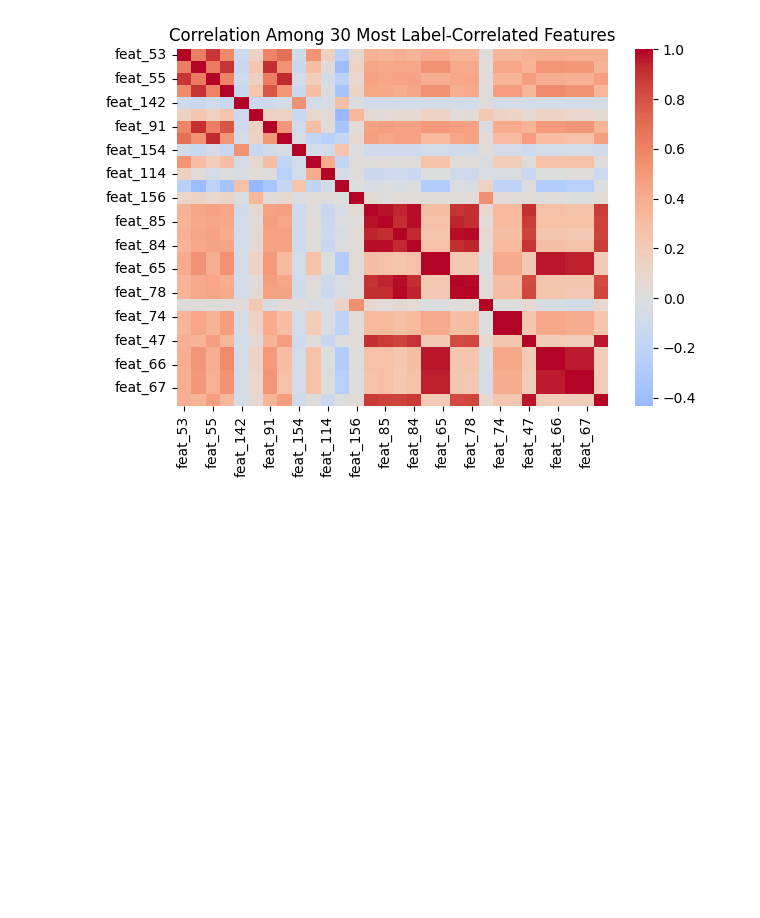
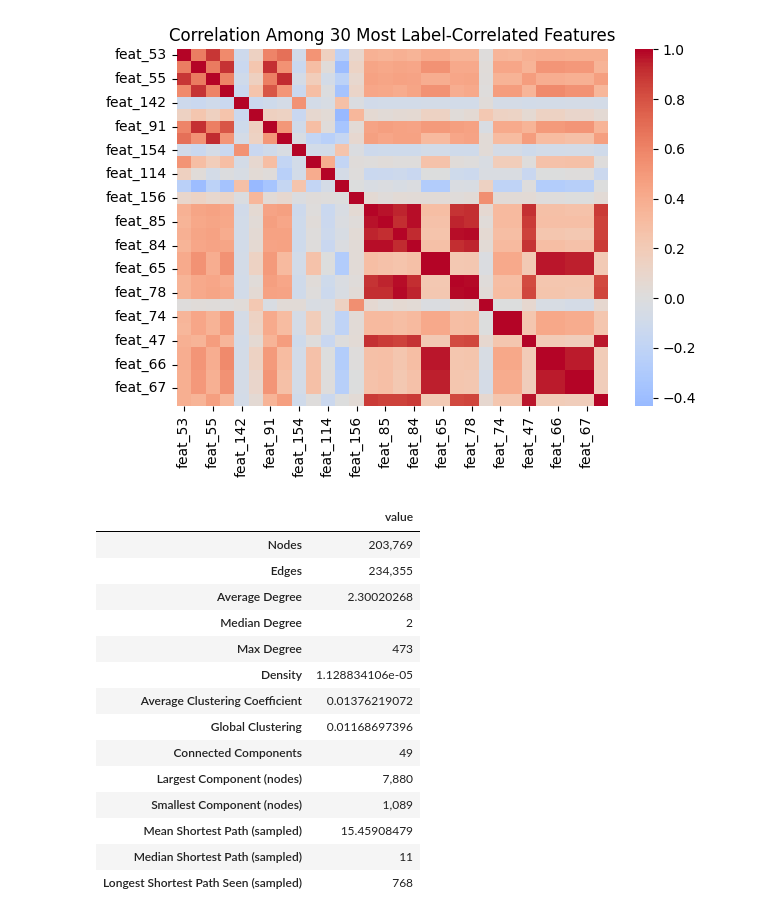
Before and after one commit to mahfuzmahi/crypto-financial-crime-detection, a Jupyter notebook: src/exploratory_data_analysis.ipynb, the cells around one changed output. Cells and saved outputs as stored; diff of their text form; code cells hidden in the pictures; blank space fills up the shorter version.

```diff
--- a/src/exploratory_data_analysis.ipynb
+++ b/src/exploratory_data_analysis.ipynb
@@ -309,3 +342,47 @@ plt.show()
 <Figure size 640x480 with 0 Axes>
 [figure]
 [figure]
+# %%
+import random
+
+deg = pd.Series(dict(G.degree()))
+comp_sizes = pd.Series([len(c) for c in nx.connected_components(G)])
+
+random.seed(1242235)
+sources = random.sample(list(G.nodes), 300)
+path_lengths = pd.Series([d for s in sources for d in nx.single_source_shortest_path_length(G, s).values() if d > 0])
+
+graph_summary = pd.Series({
+    'Nodes': G.number_of_nodes(),
+    'Edges': G.number_of_edges(),
+    'Average Degree': deg.mean(),
+    'Median Degree': deg.median(),
+    'Max Degree': deg.max(),
+    'Density': nx.density(G),
+    'Average Clustering Coefficient': nx.average_clustering(G),
+    'Global Clustering': nx.transitivity(G),
+    'Connected Components': len(comp_sizes),
+    'Largest Component (nodes)': comp_sizes.max(),
+    'Smallest Component (nodes)': comp_sizes.min(),
+    'Mean Shortest Path (sampled)': path_lengths.mean(),
+    'Median Shortest Path (sampled)': path_lengths.median(),
+    'Longest Shortest Path Seen (sampled)': path_lengths.max(),
+}, name='value').to_frame()
+
+display(graph_summary.style.format('{:,.10g}'))
+# %% [output]
+|  | value |
+| Nodes | 203,769 |
+| Edges | 234,355 |
+| Average Degree | 2.30020268 |
+| Median Degree | 2 |
+| Max Degree | 473 |
+| Density | 1.128834106e-05 |
+| Average Clustering Coefficient | 0.01376219072 |
+| Global Clustering | 0.01168697396 |
+| Connected Components | 49 |
+| Largest Component (nodes) | 7,880 |
+| Smallest Component (nodes) | 1,089 |
+| Mean Shortest Path (sampled) | 15.45908479 |
+| Median Shortest Path (sampled) | 11 |
+| Longest Shortest Path Seen (sampled) | 768 |
```
Also changed, not shown: parts of 2 cells of this notebook.
